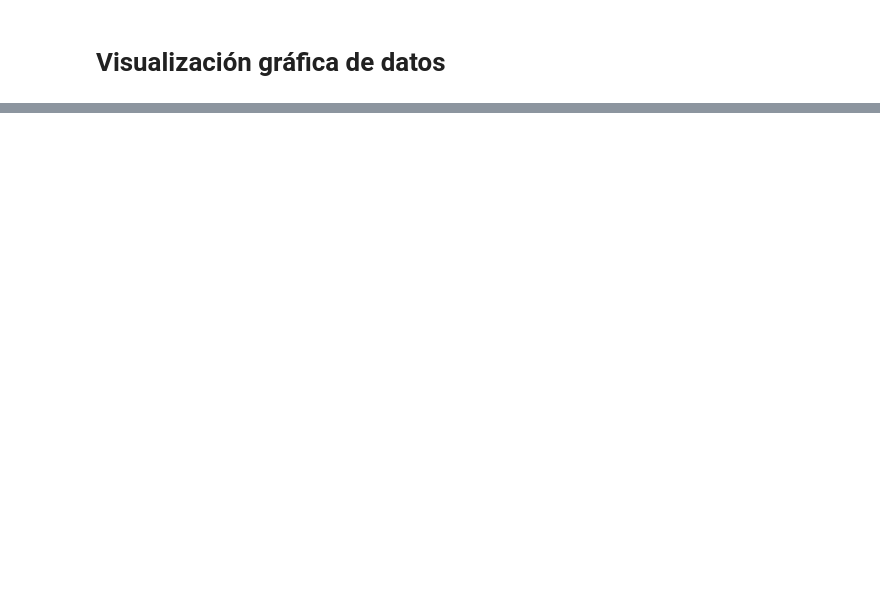
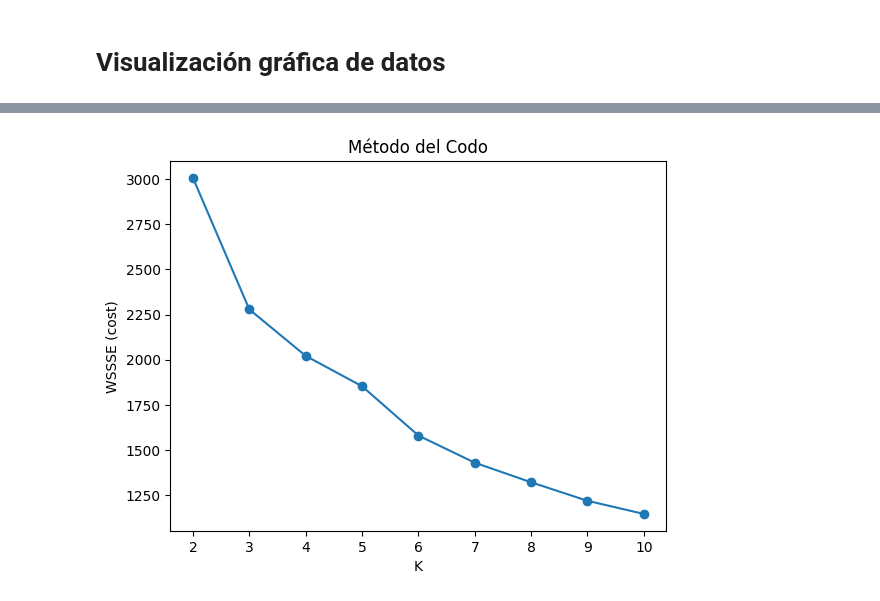
Before and after one commit to CryoWarrior/BigData-Arrestos-NY, a Jupyter notebook: Proyecto_Escuelas.ipynb, the cells around one changed output, grey strips where cells are left out. Drawn from its saved outputs; the diff is of its cells as text; code cells hidden in the pictures; blank space fills up the shorter version.

```diff
--- a/Proyecto_Escuelas.ipynb
+++ b/Proyecto_Escuelas.ipynb
@@ -480,0 +728,21 @@ Passing `palette` without assigning `hue` is deprecated and will be removed in v
+# %%
+from pyspark.ml.clustering import KMeans
+from pyspark.ml.evaluation import ClusteringEvaluator
+
+silhouette_scores = []
+
+#Se crea el evaluador usando como referencia la distancia euclidiana
+evaluator = ClusteringEvaluator(
+    predictionCol="prediction",
+    featuresCol="features",
+    metricName="silhouette",
+    distanceMeasure="squaredEuclidean"
+)
+
+#Se evalúan diferentes valores de k con el propósito encontrar el óptimo teniendo en cuenta este y otros criterios
+for i in range(2, 10):
+    model = KMeans(k=i, seed=42, featuresCol="features").fit(df_final_kmeans)
+    preds = model.transform(df_final_kmeans)
+    score = evaluator.evaluate(preds)
+    silhouette_scores.append(score)
+    print(f"Silhouette Score for k = {i} is {score}")
@@ -480,0 +874,19 @@ Passing `palette` without assigning `hue` is deprecated and will be removed in v
+# %%
+from pyspark.ml.clustering import KMeans
+import matplotlib.pyplot as plt
+
+costs = []
+Ks = list(range(2, 11))
+
+for k in Ks:
+    model = KMeans(k=k, seed=42, featuresCol="features").fit(df_final_kmeans)
+    wssse = model.summary.trainingCost
+    costs.append(wssse)
+
+plt.plot(Ks, costs, marker='o')
+plt.xlabel('K')
+plt.ylabel('WSSSE (cost)')
+plt.title('Método del Codo')
+plt.show()
+# %% [output]
+[figure, added]
```
Also changed, not shown: parts of 63 cells of this notebook, 7 other files.
